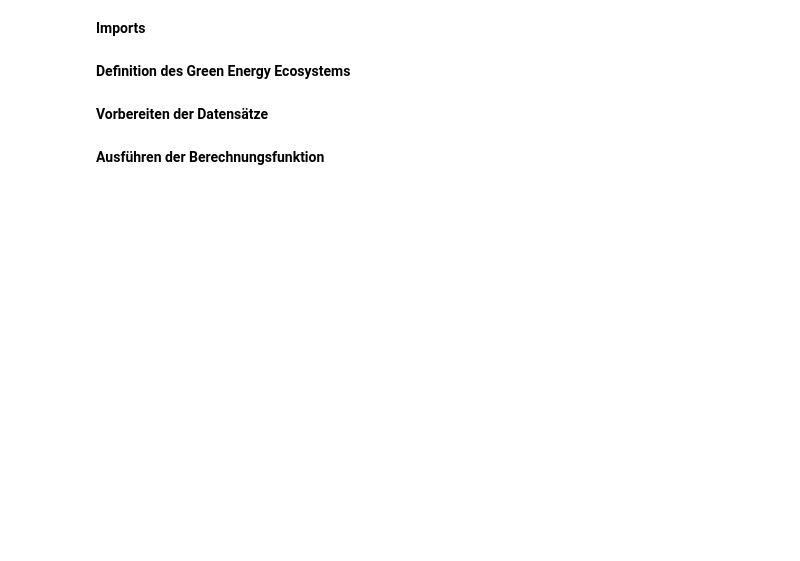
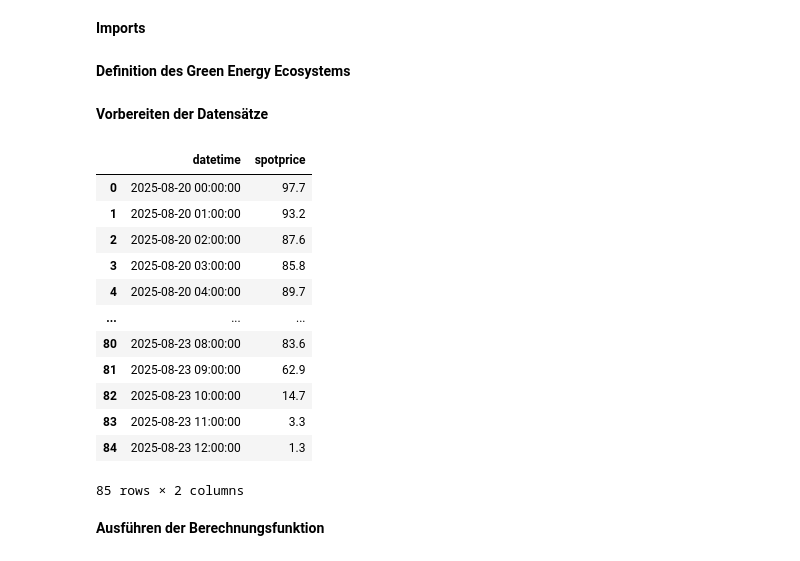
Before and after one commit to jgoeltsch/Forschungsseminar, a Jupyter notebook: validation_forecast_real_data.ipynb, the cells around one changed output. Cells and saved outputs as stored; diff of their text form; code cells hidden in the pictures; blank space fills up the shorter version.

```diff
--- a/validation_forecast_real_data.ipynb
+++ b/validation_forecast_real_data.ipynb
@@ -74,6 +76,22 @@ df_weather_forecast = get_weather_forecast()
 df_weather_real = get_weather_real()
 df_spot_forecast, df_spot_real = get_spotprice_forecast()
 df_demand_real = get_demand_forecast(num_houses, yearly_demand)
+# %%
+display(df_spot_real)
+# %% [output]
+|  | datetime | spotprice |
+| 0 | 2025-08-20 00:00:00 | 97.7 |
+| 1 | 2025-08-20 01:00:00 | 93.2 |
+| 2 | 2025-08-20 02:00:00 | 87.6 |
+| 3 | 2025-08-20 03:00:00 | 85.8 |
+| 4 | 2025-08-20 04:00:00 | 89.7 |
+| ... | ... | ... |
+| 80 | 2025-08-23 08:00:00 | 83.6 |
+| 81 | 2025-08-23 09:00:00 | 62.9 |
+| 82 | 2025-08-23 10:00:00 | 14.7 |
+| 83 | 2025-08-23 11:00:00 | 3.3 |
+| 84 | 2025-08-23 12:00:00 | 1.3 |
+85 rows × 2 columns
 # %% [markdown]
 **Ausführen der Berechnungsfunktion**
 # %%
```
Also changed, not shown: parts of 16 cells of this notebook, 17 other files.
